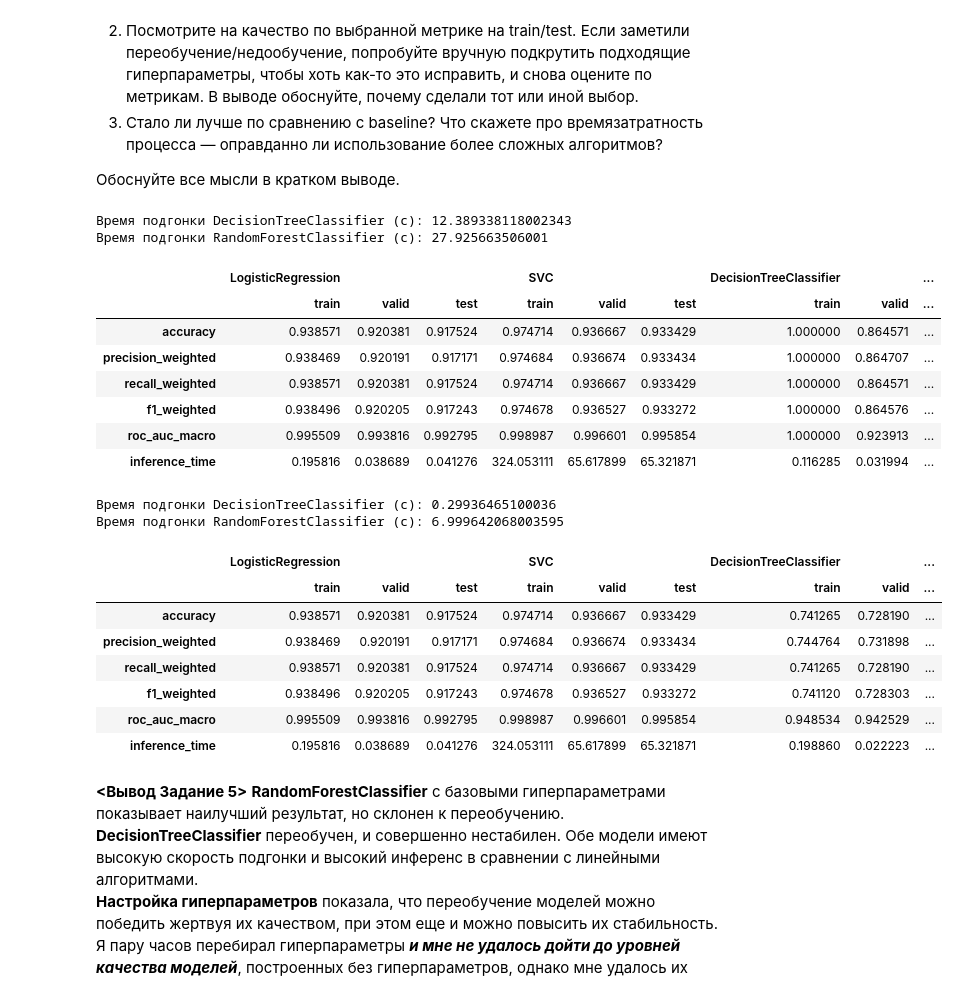
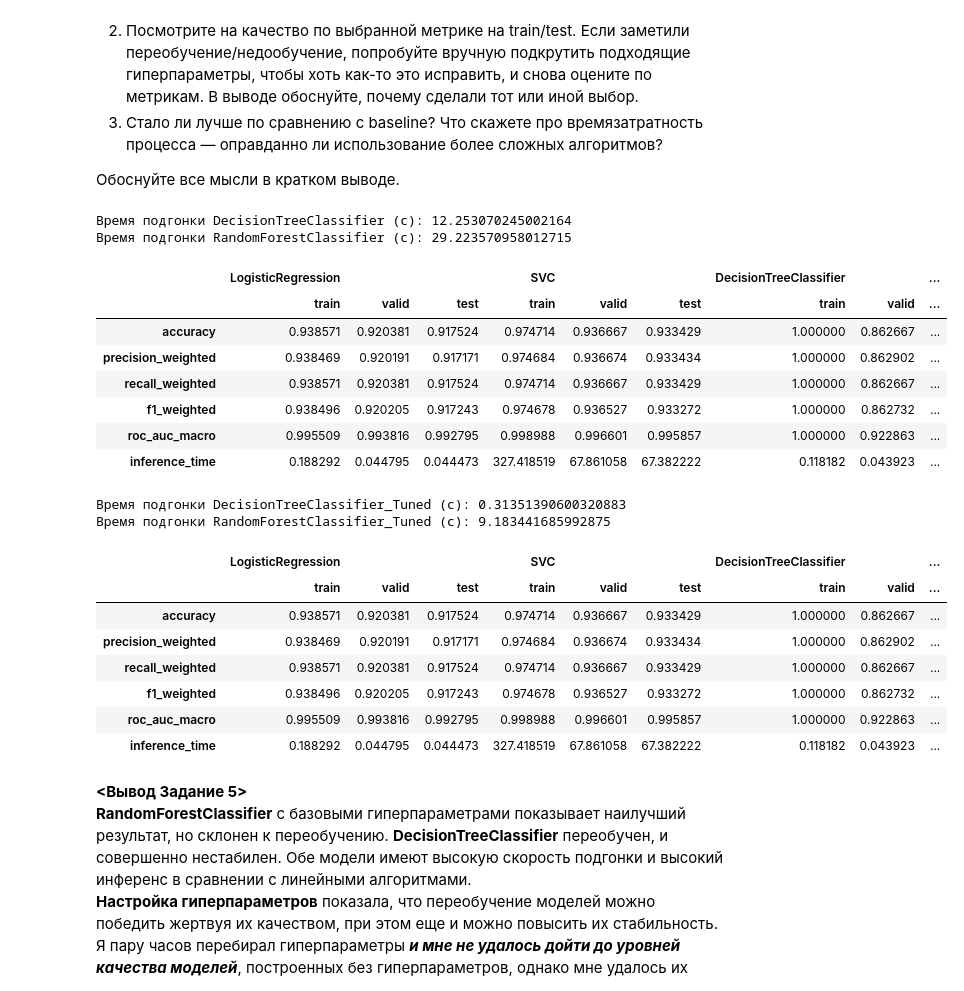
Before and after one commit to EgrSlv/DeepLearning__MIPT, a Jupyter notebook: Final_task/ML_FinalTask_report_SolovevEgor.ipynb, the cells around one changed output. Saved outputs shown, nothing was run; the diff lists cells and outputs as text; code cells hidden in the pictures.

```diff
--- a/Final_task/ML_FinalTask_report_SolovevEgor.ipynb
+++ b/Final_task/ML_FinalTask_report_SolovevEgor.ipynb
@@ -69,10 +82,10 @@ from sklearn.ensemble import RandomForestClassifier
 Не забудьте зафиксировать все наблюдения в выводе.
 # %%
 # 1.1 - загрузка датасета
-# mnist = fetch_openml("mnist_784", version=1, parser="auto")
-# df = pd.concat([mnist["data"], mnist["target"]], axis=1)  # Собрал в единый df
+mnist = fetch_openml("mnist_784", version=1, parser="auto")
+df = pd.concat([mnist["data"], mnist["target"]], axis=1)  # Собрал в единый df
 
-df = pd.read_csv("./mnsit.csv").iloc[:, :]  # TODO удалить, и локальный файл тоже
+# df = pd.read_csv("./mnsit.csv").iloc[:, :]  # TODO удалить, и локальный файл тоже
 
 df.sample()  # class == target
 # %% [output]
@@ -381,14 +395,20 @@ columns = pd.MultiIndex.from_product([models, samples])
 METRICS = pd.DataFrame(index=metrics, columns=columns)
 
 # ============== Вспомогательная функция внесения метрик в таблицу =============
-def add_metrics_in_METRICS(model):
+def add_metrics_in_METRICS(model,
+                           model_name,
+                           *,
+                           X_train_=X_train_scaled,
+                           y_train_=y_train,
+                           X_valid_=X_valid_scaled,
+                           y_valid_=y_valid,
+                           X_test_=X_test_scaled,
+                           y_test_=y_test):
     """Вспомогательная функция добавления метрик в таблицу METRICS
     """
-    model_name = model.__class__.__name__
     for sample, X_scaled, y_true in tuple(zip(samples,
-                                            [X_train_scaled, X_valid_scaled,
-                                            X_test_scaled],
-                                            [y_train, y_valid, y_test])):
+                                              [X_train_, X_valid_, X_test_],
+                                              [y_train_, y_valid_, y_test_])):
         i_start = time.perf_counter()
         y_pred = model.predict(X_scaled)
         y_proba = model.predict_proba(X_scaled)
@@ -514,42 +536,44 @@ METRICS
 
 # =========================== DecisionTreeClassifier ===========================
 model = DecisionTreeClassifier()
+model_name = model.__class__.__name__
 
 # ================== Подгонка модели и замер времени обучения ==================
 start = time.perf_counter()
 model.fit(X_train_scaled, y_train)
 end = time.perf_counter()
-print("Время подгонки DecisionTreeClassifier (с):", end - start)
+print(f"Время подгонки {model_name} (с):", end - start)
 
 # =================== Добавление метрик DecisionTreeClassifier =================
-add_metrics_in_METRICS(model)
+add_metrics_in_METRICS(model, model_name)
 
 
 # =========================== RandomForestClassifier ===========================
 model = RandomForestClassifier()
+model_name = model.__class__.__name__
 
 # ================== Подгонка модели и замер времени обучения ==================
 start = time.perf_counter()
 model.fit(X_train_scaled, y_train)
 end = time.perf_counter()
-print("Время подгонки RandomForestClassifier (с):", end - start)
+print(f"Время подгонки {model_name} (с):", end - start)
 
 # ================== Добавление метрик RandomForestClassifier ==================
-add_metrics_in_METRICS(model)
+add_metrics_in_METRICS(model, model_name)
 
 # ================================ Оценка метрик ===============================
 METRICS
 # %% [output]
-Время подгонки DecisionTreeClassifier (с): 12.389338118002343
-Время подгонки RandomForestClassifier (с): 27.925663506001
+Время подгонки DecisionTreeClassifier (с): 12.253070245002164
+Время подгонки RandomForestClassifier (с): 29.223570958012715
 |  | LogisticRegression |  |  | SVC |  |  | DecisionTreeClassifier |  | ... |
 |  | train | valid | test | train | valid | test | train | valid | ... |
-| accuracy | 0.938571 | 0.920381 | 0.917524 | 0.974714 | 0.936667 | 0.933429 | 1.000000 | 0.864571 | ... |
-| precision_weighted | 0.938469 | 0.920191 | 0.917171 | 0.974684 | 0.936674 | 0.933434 | 1.000000 | 0.864707 | ... |
-| recall_weighted | 0.938571 | 0.920381 | 0.917524 | 0.974714 | 0.936667 | 0.933429 | 1.000000 | 0.864571 | ... |
-| f1_weighted | 0.938496 | 0.920205 | 0.917243 | 0.974678 | 0.936527 | 0.933272 | 1.000000 | 0.864576 | ... |
-| roc_auc_macro | 0.995509 | 0.993816 | 0.992795 | 0.998987 | 0.996601 | 0.995854 | 1.000000 | 0.923913 | ... |
-| inference_time | 0.195816 | 0.038689 | 0.041276 | 324.053111 | 65.617899 | 65.321871 | 0.116285 | 0.031994 | ... |
+| accuracy | 0.938571 | 0.920381 | 0.917524 | 0.974714 | 0.936667 | 0.933429 | 1.000000 | 0.862667 | ... |
+| precision_weighted | 0.938469 | 0.920191 | 0.917171 | 0.974684 | 0.936674 | 0.933434 | 1.000000 | 0.862902 | ... |
+| recall_weighted | 0.938571 | 0.920381 | 0.917524 | 0.974714 | 0.936667 | 0.933429 | 1.000000 | 0.862667 | ... |
+| f1_weighted | 0.938496 | 0.920205 | 0.917243 | 0.974678 | 0.936527 | 0.933272 | 1.000000 | 0.862732 | ... |
+| roc_auc_macro | 0.995509 | 0.993816 | 0.992795 | 0.998988 | 0.996601 | 0.995857 | 1.000000 | 0.922863 | ... |
+| inference_time | 0.188292 | 0.044795 | 0.044473 | 327.418519 | 67.861058 | 67.382222 | 0.118182 | 0.043923 | ... |
 # %%
 # Задание 5 - DecisionTreeClassifier и RandomForestClassifier (с гиперпараметрами)
 
@@ -561,52 +585,54 @@ dtc_params = dict(
     random_state = 42,  # фиксировал повторяемось результатов
 )
 model = DecisionTreeClassifier(**dtc_params)
+model_name = model.__class__.__name__ + "_Tuned"
 
 # ================== Подгонка модели и замер времени обучения ==================
 start = time.perf_counter()
 model.fit(X_train_scaled, y_train)
 end = time.perf_counter()
-print("Время подгонки DecisionTreeClassifier (с):", end - start)
+print(f"Время подгонки {model_name} (с):", end - start)
 
 # =================== Добавление метрик DecisionTreeClassifier =================
-add_metrics_in_METRICS(model)
+add_metrics_in_METRICS(model, model_name)
 
 
 # =========================== RandomForestClassifier ===========================
 rfc_params = dict(
     n_estimators = 200,  # компромисс между скоростью и точностью / поборол переобучение, но потерял в качестве
     min_weight_fraction_leaf = 0.0047,  # стабилизировал модель / еще поборол переобучение
     max_features = "sqrt",  # улучшил скорость подгонки, но потерял в качестве
     max_leaf_nodes = 120,  # улучшил стабильность
     n_jobs = -1,  # ускорил подгонку
     random_state = 42,  # фиксировал повторяемось результатов
     # verbose = 1,  # отладочный вывод
     ccp_alpha = 0.0009,  # сила регуляризации / поборол переобучение
 )
 model = RandomForestClassifier(**rfc_params)
+model_name = model.__class__.__name__ + "_Tuned"
 
 # ================== Подгонка модели и замер времени обучения ==================
 start = time.perf_counter()
 model.fit(X_train_scaled, y_train)
 end = time.perf_counter()
-print("Время подгонки RandomForestClassifier (с):", end - start)
+print(f"Время подгонки {model_name} (с):", end - start)
 
 # ================== Добавление метрик RandomForestClassifier ==================
-add_metrics_in_METRICS(model)
+add_metrics_in_METRICS(model, model_name)
 
 # ================================ Оценка метрик ===============================
 METRICS
 # %% [output]
-Время подгонки DecisionTreeClassifier (с): 0.29936465100036
-Время подгонки RandomForestClassifier (с): 6.999642068003595
+Время подгонки DecisionTreeClassifier_Tuned (с): 0.31351390600320883
+Время подгонки RandomForestClassifier_Tuned (с): 9.183441685992875
 |  | LogisticRegression |  |  | SVC |  |  | DecisionTreeClassifier |  | ... |
 |  | train | valid | test | train | valid | test | train | valid | ... |
-| accuracy | 0.938571 | 0.920381 | 0.917524 | 0.974714 | 0.936667 | 0.933429 | 0.741265 | 0.728190 | ... |
-| precision_weighted | 0.938469 | 0.920191 | 0.917171 | 0.974684 | 0.936674 | 0.933434 | 0.744764 | 0.731898 | ... |
-| recall_weighted | 0.938571 | 0.920381 | 0.917524 | 0.974714 | 0.936667 | 0.933429 | 0.741265 | 0.728190 | ... |
-| f1_weighted | 0.938496 | 0.920205 | 0.917243 | 0.974678 | 0.936527 | 0.933272 | 0.741120 | 0.728303 | ... |
-| roc_auc_macro | 0.995509 | 0.993816 | 0.992795 | 0.998987 | 0.996601 | 0.995854 | 0.948534 | 0.942529 | ... |
-| inference_time | 0.195816 | 0.038689 | 0.041276 | 324.053111 | 65.617899 | 65.321871 | 0.198860 | 0.022223 | ... |
+| accuracy | 0.938571 | 0.920381 | 0.917524 | 0.974714 | 0.936667 | 0.933429 | 1.000000 | 0.862667 | ... |
+| precision_weighted | 0.938469 | 0.920191 | 0.917171 | 0.974684 | 0.936674 | 0.933434 | 1.000000 | 0.862902 | ... |
+| recall_weighted | 0.938571 | 0.920381 | 0.917524 | 0.974714 | 0.936667 | 0.933429 | 1.000000 | 0.862667 | ... |
+| f1_weighted | 0.938496 | 0.920205 | 0.917243 | 0.974678 | 0.936527 | 0.933272 | 1.000000 | 0.862732 | ... |
+| roc_auc_macro | 0.995509 | 0.993816 | 0.992795 | 0.998988 | 0.996601 | 0.995857 | 1.000000 | 0.922863 | ... |
+| inference_time | 0.188292 | 0.044795 | 0.044473 | 327.418519 | 67.861058 | 67.382222 | 0.118182 | 0.043923 | ... |
 # %% [markdown]
 **<Вывод Задание 5>**
 __RandomForestClassifier__ с базовыми гиперпараметрами показывает наилучший результат, но склонен к переобучению. **DecisionTreeClassifier** переобучен, и совершенно нестабилен. Обе модели имеют высокую скорость подгонки и высокий инференс в сравнении с линейными алгоритмами.
```
Also changed, not shown: parts of 22 cells of this notebook.
